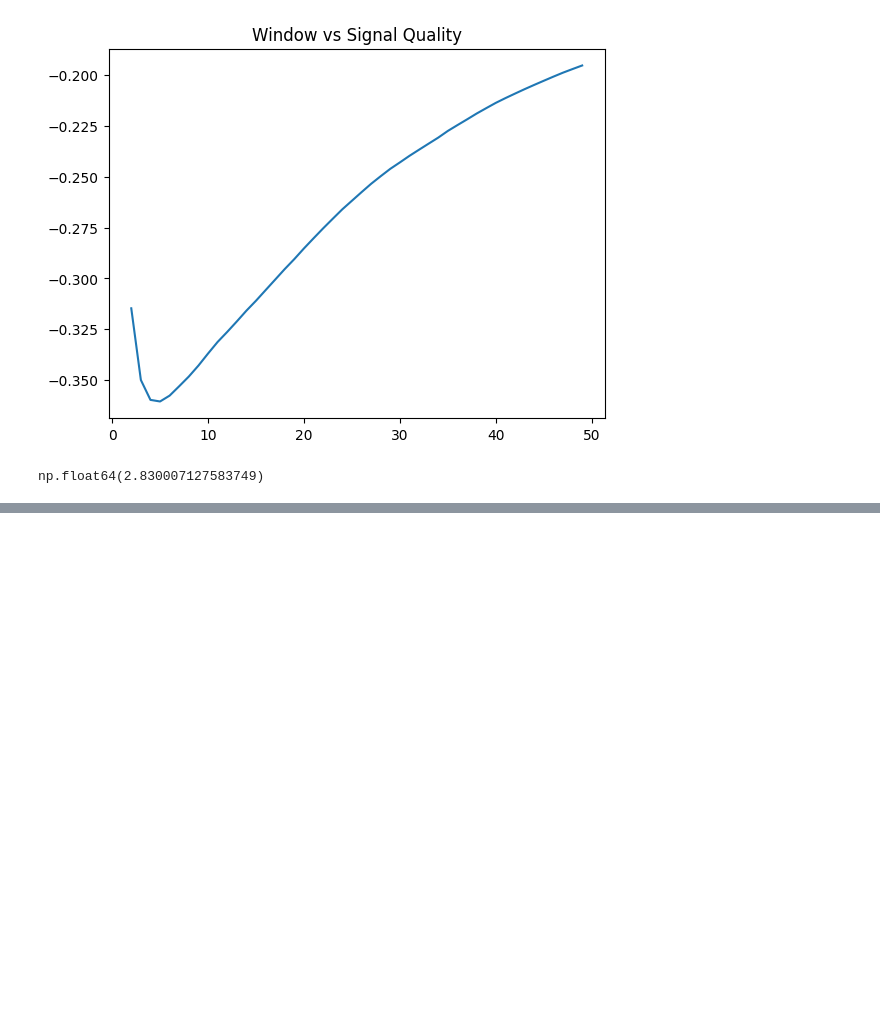
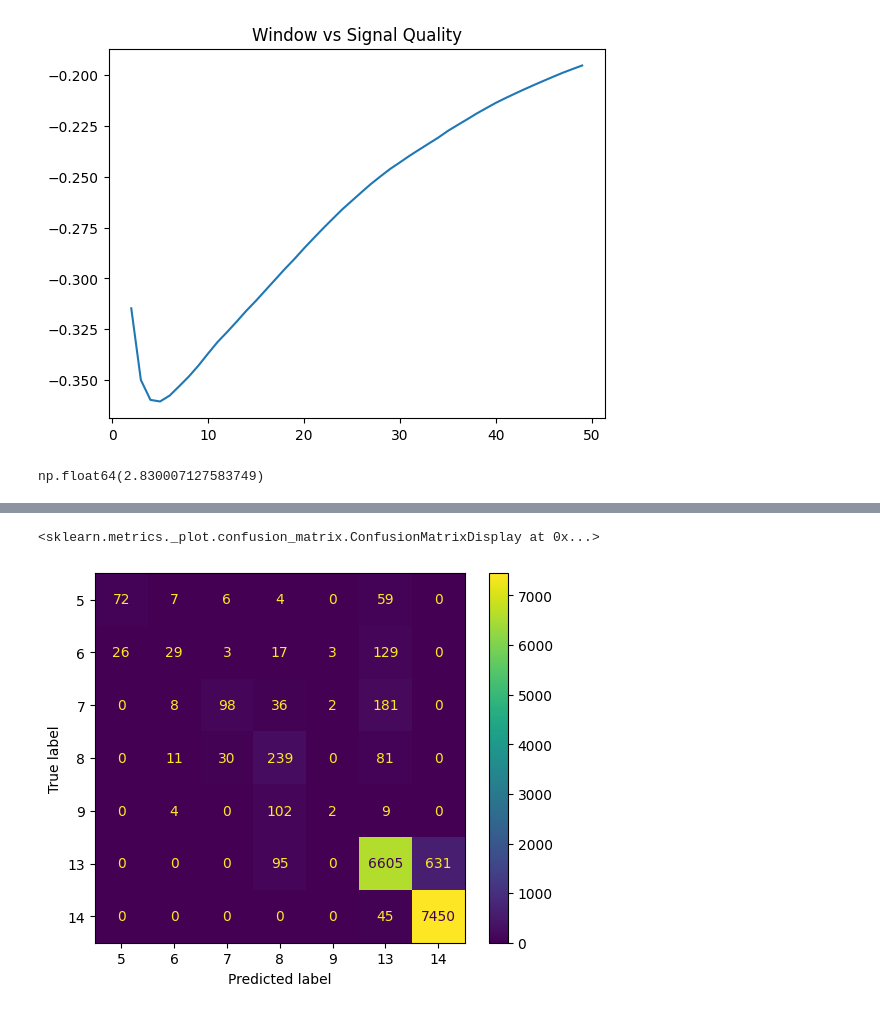
Before and after one commit to chrismcarr1/imc-prosperity-4, a Jupyter notebook: notebooks/tom_trader.ipynb, the cells around one changed output, grey strips where cells are left out. Saved outputs shown, nothing was run; the diff lists cells and outputs as text; code cells hidden in the pictures; blank space fills up the shorter version.

```diff
--- a/notebooks/tom_trader.ipynb
+++ b/notebooks/tom_trader.ipynb
@@ -204,0 +319,13 @@ np.float64(2.830007127583749)
+# %%
+X1 = tom_prices_ml.drop(columns=['y', 'spread'])
+y1 = tom_prices_ml['spread']
+# %%
+X1_train = X1.iloc[:split]
+X1_test = X1.iloc[split:]
+
+y1_train = y1.iloc[:split]
+y1_test = y1.iloc[split:]
+# %%
+std_scaler = StandardScaler()
+X1_train_std = std_scaler.fit_transform(X1_train)
+X1_test_std = std_scaler.fit_transform(X1_test)
@@ -204,0 +343,6 @@ np.float64(2.830007127583749)
+# %%
+y_pred_sgd1 = cross_val_predict(sgd_clf1, X1_train_std, y1_train, cv=3)
+ConfusionMatrixDisplay.from_predictions(y1_train, y_pred_sgd1)
+# %% [output]
+<sklearn.metrics._plot.confusion_matrix.ConfusionMatrixDisplay at 0x...>
+[figure, added]
```
Also changed, not shown: parts of 21 cells of this notebook, 4 other files.
